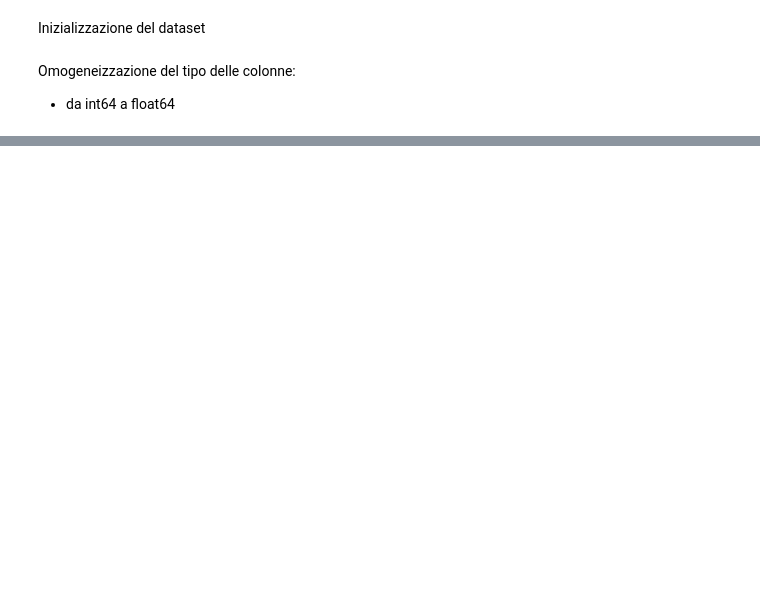
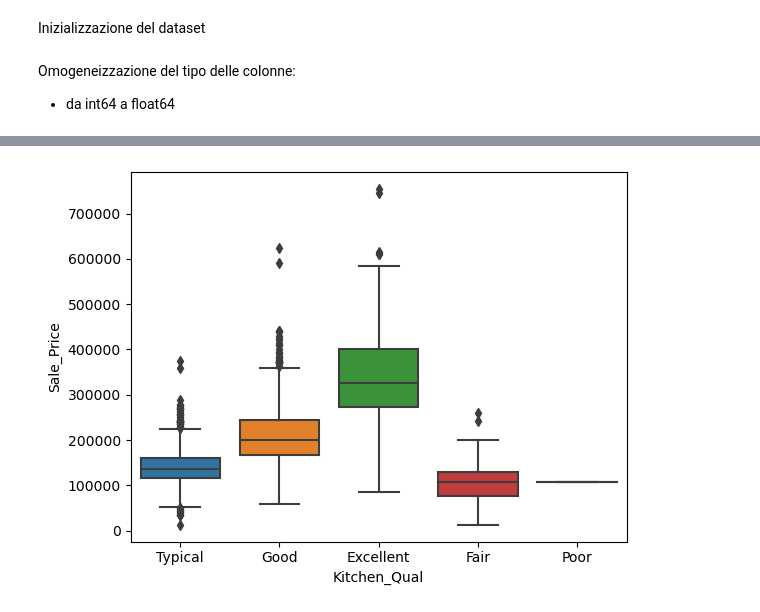
Before and after one commit to TheBrex/Ames_house_Price_Prediction, a Jupyter notebook: main.ipynb, the cells around one changed output, grey strips where cells are left out. Saved outputs shown, nothing was run; the diff lists cells and outputs as text; code cells hidden in the pictures; blank space fills up the shorter version.

```diff
--- a/main.ipynb
+++ b/main.ipynb
@@ -49,0 +66,7 @@ NUMERICAL: {'Garage_Cars', 'Full_Bath', 'BsmtFin_SF_1', 'Gr_Liv_Area', 'Screen_P
+# %%
+def print_boxplot(x_axix, y_axix):
+    sns.boxplot(data=house_df, x=x_axix, y=y_axix)
+
+print_boxplot("Kitchen_Qual", "Sale_Price")
+# %% [output]
+[figure, added]
```
Also changed, not shown: parts of 4 cells of this notebook.
